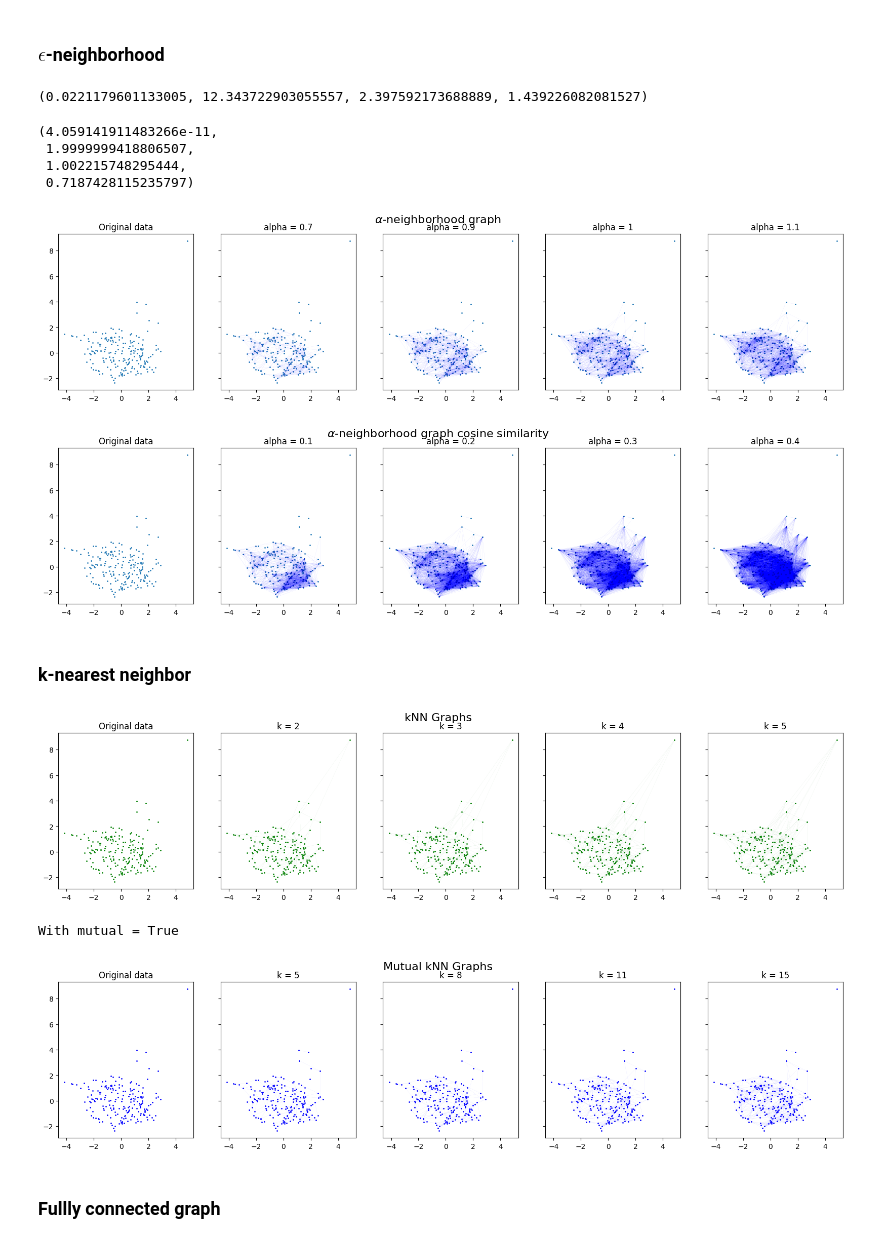
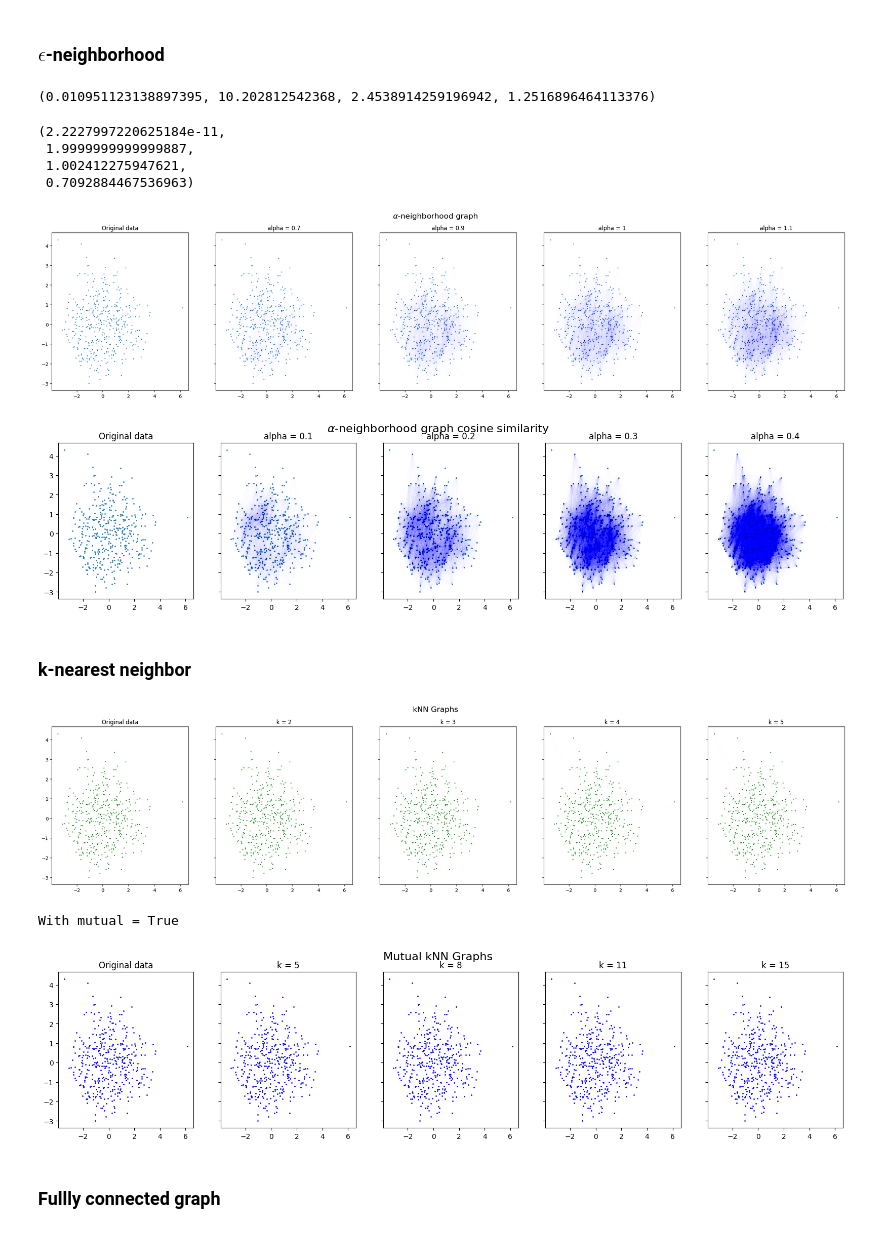
Before and after one commit to Aayush2492/Fraud-Analytics-Assignments, a Jupyter notebook: 3/spectral_clustering.ipynb, the cells around one changed output. Drawn from its saved outputs; the diff is of its cells as text; code cells hidden in the pictures.

```diff
--- a/3/spectral_clustering.ipynb
+++ b/3/spectral_clustering.ipynb
@@ -15,7 +15,7 @@ except ImportError:
     from scipy.spatial.distance import pdist, squareform
 # %%
 df = pd.read_csv('data/data.csv')
-df = df[:200]                                       # TODO: remove this line
+df = df[:400]                                          # TODO: remove this line
 n, d = df.shape
 print('n =', n, 'd =', d)
 
@@ -51,53 +51,57 @@ def get_alphaNeighborhoodGraph(alpha, df, dist='euclidean'):
 d = pdist(pc, metric='euclidean')
 d.min(), d.max(), d.mean(), d.std()
 # %% [output]
-(0.0221179601133005, 12.343722903055557, 2.397592173688889, 1.439226082081527)
+(0.010951123138897395, 10.202812542368, 2.4538914259196942, 1.2516896464113376)
 # %%
 d = pdist(pc, metric='cosine')
 d.min(), d.max(), d.mean(), d.std()
 # %% [output]
-(4.059141911483266e-11,
- 1.9999999418806507,
- 1.002215748295444,
- 0.7187428115235797)
+(2.2227997220625184e-11,
+ 1.9999999999999887,
+ 1.002412275947621,
+ 0.7092884467536963)
 # %%
-fig, ax = plt.subplots(1, 5, figsize=(20, 4), sharey=True, sharex=True)
+fig, ax = plt.subplots(1, 5, figsize=(30, 6), sharey=True, sharex=True)
 ax[0].scatter(pc[:, 0], pc[:, 1], s=1)
 ax[0].set_title('Original data')
+visibility = 0.02
+line_width = 0.1
 
 # Parameter tuning for alpha
 alphas = [0.7, 0.9, 1, 1.1 ]
 for i, alpha in enumerate(alphas):
     A, L = get_alphaNeighborhoodGraph(alpha, df)
     ax[i + 1].scatter(pc[:, 0], pc[:, 1], s=1)
     ax[i + 1].set_title('alpha = {}'.format(alpha))
     for ind1, ind2 in zip(*np.where(A == 1)):
-        ax[i + 1].plot(pc[[ind1, ind2], 0], pc[[ind1, ind2], 1], lw=0.1, c='b', alpha=0.1)
+        ax[i + 1].plot(pc[[ind1, ind2], 0], pc[[ind1, ind2], 1], lw=line_width, c='b', alpha=visibility)
 
 alpha = 1.1         # Best alpha TODO: set to the best alpha
 fig.suptitle(r'$\alpha$-neighborhood graph', fontsize=16)
+plt.savefig('images/alpha_neighborhood_graph.png')
 plt.show()
 
 
 fig, ax = plt.subplots(1, 5, figsize=(20, 4), sharey=True, sharex=True)
 ax[0].scatter(pc[:, 0], pc[:, 1], s=1)
 ax[0].set_title('Original data')
 
 # Parameter tuning for alpha
 alphas = [0.1, 0.2, 0.3, 0.4 ]
 for i, alpha in enumerate(alphas):
     A, L = get_alphaNeighborhoodGraph(alpha, df, dist='cosine')
     ax[i + 1].scatter(pc[:, 0], pc[:, 1], s=1)
     ax[i + 1].set_title('alpha = {}'.format(alpha))
     for ind1, ind2 in zip(*np.where(A == 1)):
-        ax[i + 1].plot(pc[[ind1, ind2], 0], pc[[ind1, ind2], 1], lw=0.1, c='b', alpha=0.1)
+        ax[i + 1].plot(pc[[ind1, ind2], 0], pc[[ind1, ind2], 1], lw=line_width, c='b', alpha=visibility)
 
 alpha = 1.1         # Best alpha TODO: set to the best alpha
 fig.suptitle(r'$\alpha$-neighborhood graph cosine similarity', fontsize=16)
+plt.savefig('images/alpha_neighborhood_graph_cosine_similarity.png')
 plt.show()
 # %% [output]
-[figure, old version]
+[figure, new version]
-[figure, old version]
+[figure, new version]
 # %% [markdown]
 ### k-nearest neighbor
 # %%
@@ -126,7 +130,7 @@ def get_kNNGraph(k, df, mutual=False, dist='euclidean'):
     L = D - A
     return A, L
 # %%
-fig, ax = plt.subplots(1, 5, figsize=(20, 4), sharey=True, sharex=True)
+fig, ax = plt.subplots(1, 5, figsize=(30, 6), sharey=True, sharex=True)
 ax[0].scatter(pc[:, 0], pc[:, 1], s=1, c='g')
 ax[0].set_title('Original data')
 
@@ -137,10 +141,11 @@ for i, k in enumerate(ks):
     ax[i + 1].scatter(pc[:, 0], pc[:, 1], s=1, c='g')
     ax[i + 1].set_title('k = {}'.format(k))
     for ind1, ind2 in zip(*np.where(A == 1)):
-        ax[i + 1].plot(pc[[ind1, ind2], 0], pc[[ind1, ind2], 1], lw=0.1, c='g', alpha=0.1)
+        ax[i + 1].plot(pc[[ind1, ind2], 0], pc[[ind1, ind2], 1], lw=line_width, c='g', alpha=visibility)
 
 k1 = 5        # Best k1 TODO: set to the best k1
 fig.suptitle('kNN Graphs', fontsize=16)
+plt.savefig('images/knn_graphs.png')
 plt.show()
 
 print("With mutual = True")
@@ -155,19 +160,18 @@ for i, k in enumerate(ks):
     ax[i + 1].scatter(pc[:, 0], pc[:, 1], s=1, c='b')
     ax[i + 1].set_title('k = {}'.format(k))
     for ind1, ind2 in zip(*np.where(A == 1)):
-        ax[i + 1].plot(pc[[ind1, ind2], 0], pc[[ind1, ind2], 1], lw=0.1, c='b', alpha=0.1)
+        ax[i + 1].plot(pc[[ind1, ind2], 0], pc[[ind1, ind2], 1], lw=line_width, c='b', alpha=visibility)
 
 k2 = 15        # Best k2 TODO: set to the best k2
 
 # Set the global title of the figure
 fig.suptitle('Mutual kNN Graphs', fontsize=16)
-
-
+plt.savefig('images/mutual_knn_graphs.png')
 plt.show()
 # %% [output]
-[figure, old version]
+[figure, new version]
 With mutual = True
-[figure, old version]
+[figure, new version]
 # %% [markdown]
 ### Fullly connected graph
 # %%
```
Also changed, not shown: parts of 4 cells of this notebook, 1 other file.
